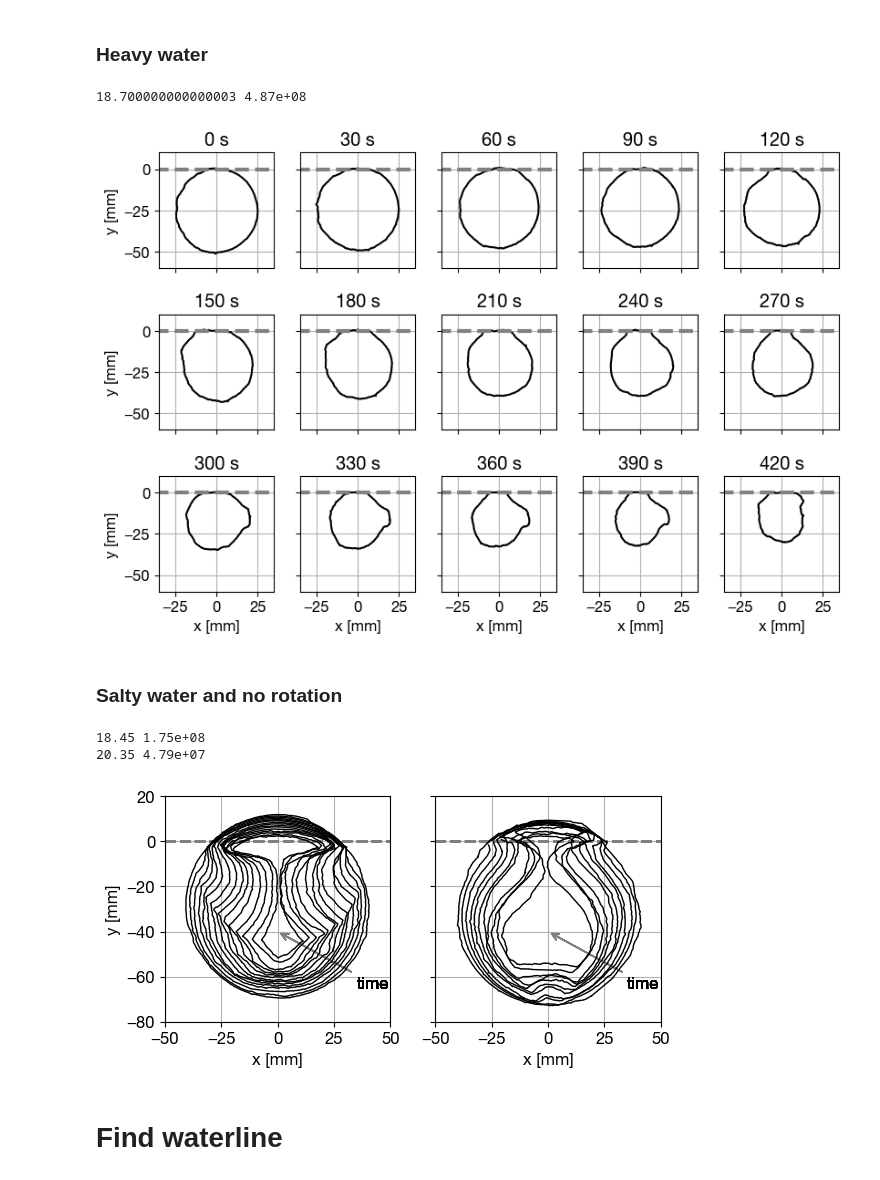
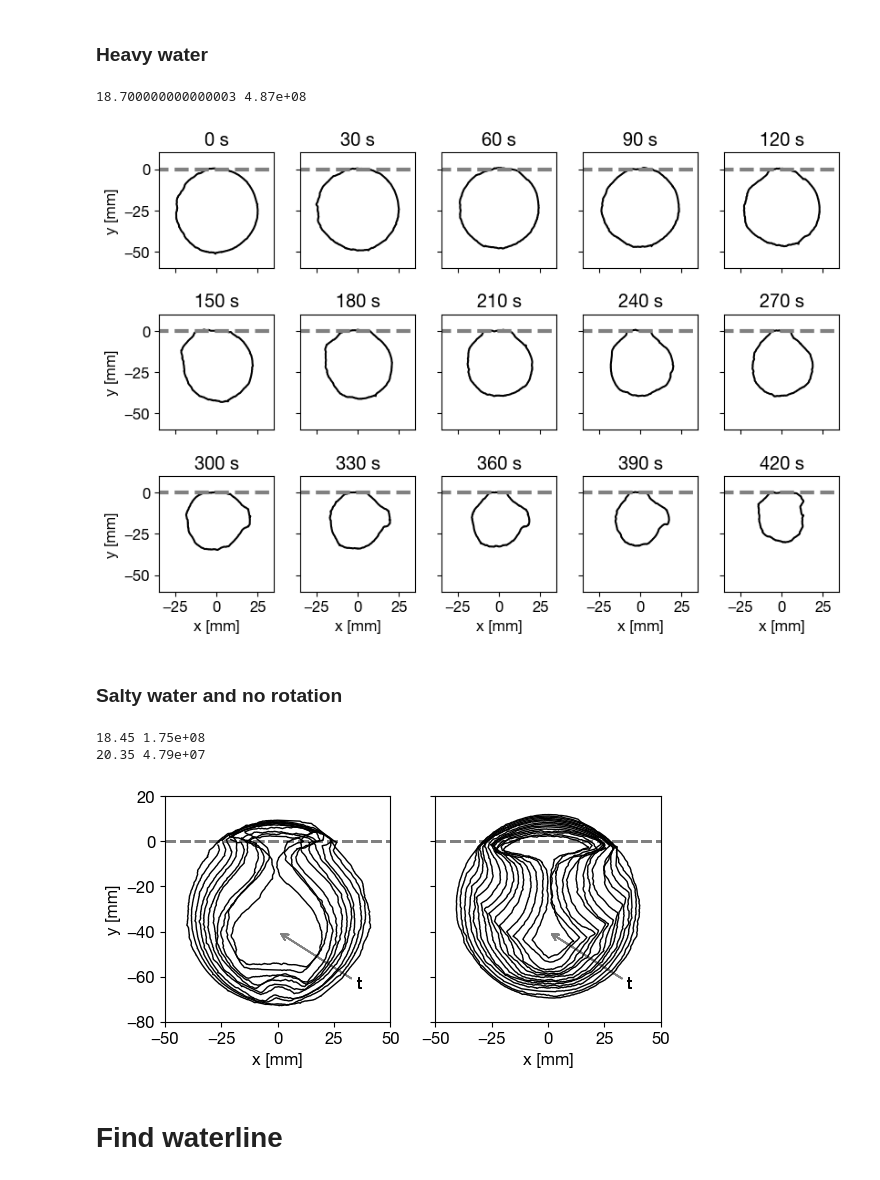
Before and after one commit to ebellincioni/floatingIce, a Jupyter notebook: 2024-05-09_heatTransfer.ipynb, the cells around one changed output. Cells and saved outputs as stored; diff of their text form; code cells hidden in the pictures.

Commit message:
Improved graphics

```diff
--- a/2024-05-09_heatTransfer.ipynb
+++ b/2024-05-09_heatTransfer.ipynb
@@ -334,7 +334,7 @@ for ic,cylinder in enumerate(cylinders):
     if not np.isnan(exp_sal):
         axi.set_title(f'S={exp_sal} g/l')
     else:
-        axi.set_title(r'$D_2O$')
+        axi.set_title('D'+r'$_2$'+'O')
 
 text_loc=[]
 for ia,axi in enumerate(ax.flatten()):
@@ -405,9 +405,10 @@ for it,axi in enumerate(ax.flatten()):
     if it<10:
         axi.set_xlabel('')
         axi.set_xticklabels('')
-    axi.grid()
+    # axi.grid()
 
 # plt.savefig('/Users/edoardo/Library/CloudStorage/OneDrive-UniversityofTwente/floating/graphics/freshWater.pdf',format='pdf',bbox_inches='tight')
 plt.show()
 print(exp_wt,f'{Ra(exp_radius,0,exp_wt):.2e}')
+print(conversion)
 # %% [output]
@@ -461,13 +463,13 @@ for it,axi in enumerate(ax.flatten()):
     if it<10:
         axi.set_xlabel('')
         axi.set_xticklabels('')
-    axi.grid()
+    # axi.grid()
 
 # plt.savefig('/Users/edoardo/Library/CloudStorage/OneDrive-UniversityofTwente/floating/graphics/heavyWater.pdf',format='pdf',bbox_inches='tight')
 plt.show()
 # %% [output]
 18.700000000000003 4.87e+08
-[figure, old version]
+[figure, new version]
 # %% [markdown]
 ### Salty water and no rotation
 # %%
@@ -500,9 +502,9 @@ for cylinder in cylinders:
         com,_ = hydrostasy(contour,densityRatio=917/1005)
         xcenter = com.x
         wl = findWL(contour,densityRatio=917/1005)  ### CHANGE FOR FRESH/SALTY WATER!!
-        axs[0].plot(contour[:,0]-xcenter,contour[:,1]-wl,c='k',zorder=10,linewidth=1)
-        axs[0].hlines(0,-50,50,linestyles='--',linewidth=2,colors='grey')
-        axs[0].annotate(text='time', xy=(0,-40), xytext=(35,-65), arrowprops=dict(arrowstyle='->',color='Grey'))
+        axs[1].plot(contour[:,0]-xcenter,contour[:,1]-wl,c='k',zorder=10,linewidth=1)
+        axs[1].hlines(0,-50,50,linestyles='--',linewidth=2,colors='grey')
+        axs[1].annotate(text='t', xy=(0,-40), xytext=(35,-65), arrowprops=dict(arrowstyle='->',color='Grey'))
 
 # no rotation
 directory = '/Users/edoardo/Library/CloudStorage/OneDrive-UniversityofTwente/floating/2023-10-17/'
@@ -517,38 +519,38 @@ for cylinder in cylinders:
     info = np.genfromtxt(dirContours+'info',delimiter=',')
     exp_radius,exp_sal,exp_wt = info[1,1],info[1,0],np.mean((info[1,2],info[1,4]))
     print(exp_wt,f'{Ra_salinity(exp_radius,0,exp_wt,exp_sal):.2e}')
 
     radii = []
     for it,contourPATH in enumerate(contoursPATH[:-15:3]):
         contour = np.genfromtxt(contourPATH,dtype='float',delimiter=',')
         if contour.shape[1]!=2: contour = contour.T
         if it==0: # straighten y direction
             shift = (max(contour[:,1])-min(contour[:,1]))*4/3
             radius = np.sqrt(PolyArea(contour[:,1],contour[:,0])/np.pi)
             conversion = radius/exp_radius # px/m
         contour[:,1 ] = -contour[:,1] + shift
         contour = contour*1e3/conversion # in mm
         com,_ = hydrostasy(contour,densityRatio=917/1005)
         xcenter = com.x
-        axs[1].plot(contour[:,0]-xcenter,contour[:,1]-wl,c='k',zorder=10,linewidth=1)
-        axs[1].hlines(0,-50,50,linestyles='--',linewidth=2,colors='grey')
-        axs[1].annotate(text='time', xy=(0,-40), xytext=(35,-65), arrowprops=dict(arrowstyle='->',color='Grey'))
+        axs[0].plot(contour[:,0]-xcenter,contour[:,1]-wl,c='k',zorder=10,linewidth=1)
+        axs[0].hlines(0,-50,50,linestyles='--',linewidth=2,colors='grey')
+        axs[0].annotate(text='t', xy=(0,-40), xytext=(35,-65), arrowprops=dict(arrowstyle='->',color='Grey'))
 
 # plot
 for axi in axs:
     axi.set(aspect='equal',
             xlim=(-50,50),ylim=(-80,20),
             xlabel='x [mm]')
-    axi.grid()
+    # axi.grid()
 axs[0].set_ylabel('y [mm]')
 axs[1].set_yticklabels('')
 
 # plt.savefig('/Users/edoardo/Library/CloudStorage/OneDrive-UniversityofTwente/floating/graphics/saltyWater_and_NR.pdf',format='pdf',bbox_inches='tight')
 plt.show()
 # %% [output]
 18.45 1.75e+08
 20.35 4.79e+07
-[figure, old version]
+[figure, new version]
 # %% [markdown]
 # Find waterline
 # %% [markdown]
```
Also changed, not shown: parts of 2 cells of this notebook, 3 other files.
